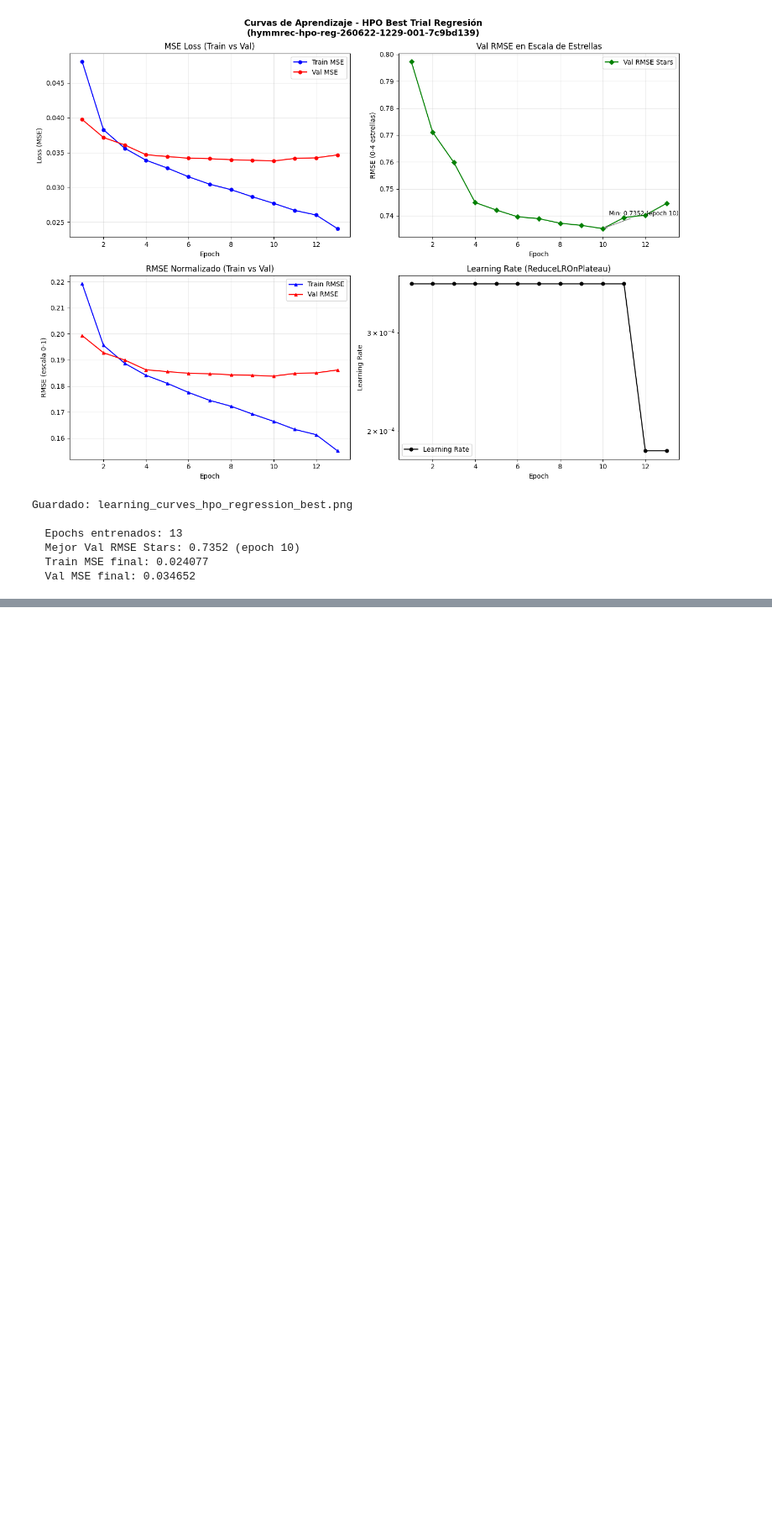
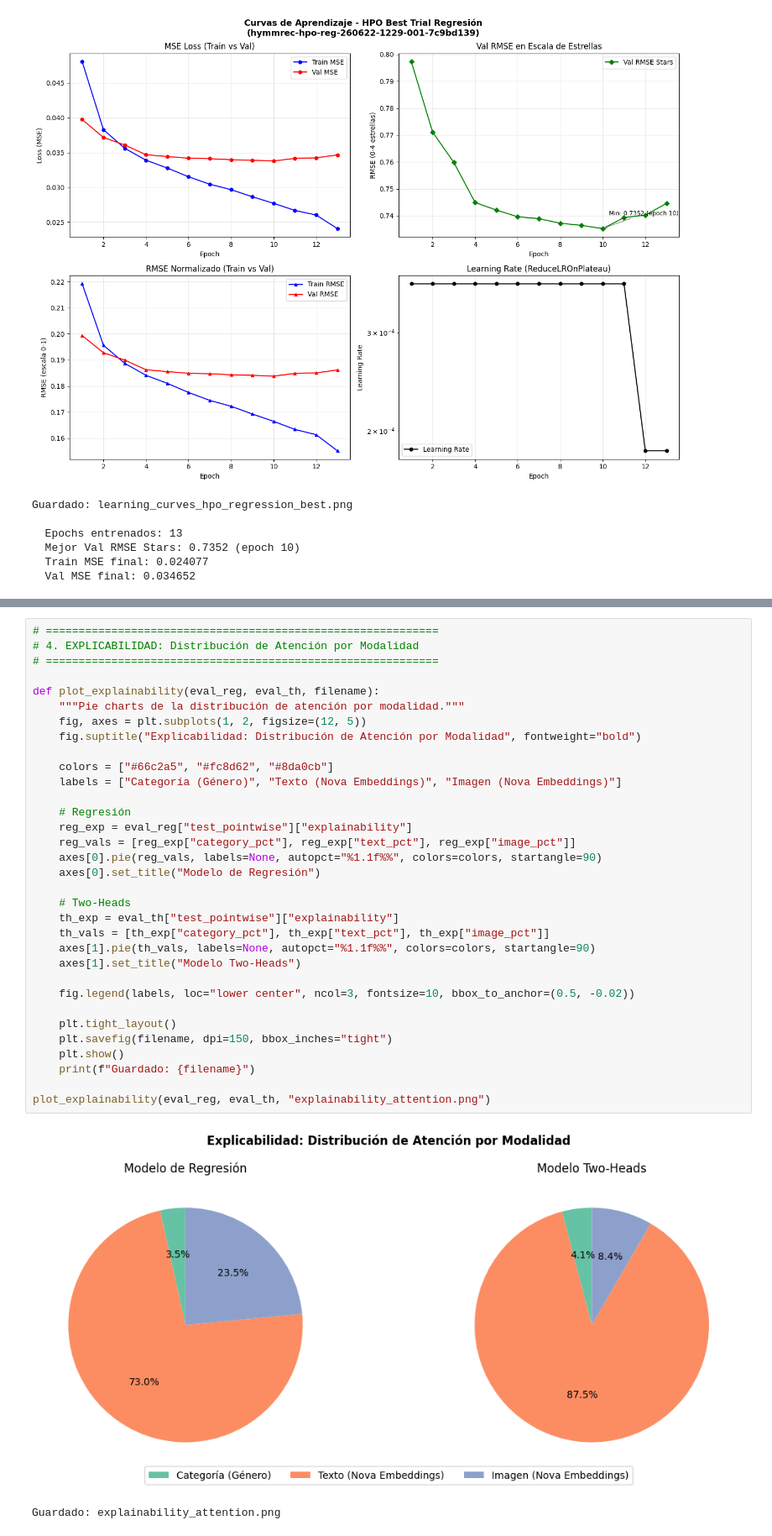
Before and after one commit to cjmunoz131/tfm-hymm-recommender-system, a Jupyter notebook: IaC/ml-arch-ci-phase2/notebooks/hymm-rec-wf.ipynb, the cells around one changed output, grey strips where cells are left out. Shown at 84% size. Cells and saved outputs as stored; diff of their text form; blank space fills up the shorter version.

```diff
--- a/IaC/ml-arch-ci-phase2/notebooks/hymm-rec-wf.ipynb
+++ b/IaC/ml-arch-ci-phase2/notebooks/hymm-rec-wf.ipynb
@@ -3868,0 +4052,36 @@ Guardado: learning_curves_hpo_regression_best.png
+# %%
+# ============================================================
+# 4. EXPLICABILIDAD: Distribución de Atención por Modalidad
+# ============================================================
+
+def plot_explainability(eval_reg, eval_th, filename):
+    """Pie charts de la distribución de atención por modalidad."""
+    fig, axes = plt.subplots(1, 2, figsize=(12, 5))
+    fig.suptitle("Explicabilidad: Distribución de Atención por Modalidad", fontweight="bold")
+
+    colors = ["#66c2a5", "#fc8d62", "#8da0cb"]
+    labels = ["Categoría (Género)", "Texto (Nova Embeddings)", "Imagen (Nova Embeddings)"]
+
+    # Regresión
+    reg_exp = eval_reg["test_pointwise"]["explainability"]
+    reg_vals = [reg_exp["category_pct"], reg_exp["text_pct"], reg_exp["image_pct"]]
+    axes[0].pie(reg_vals, labels=None, autopct="%1.1f%%", colors=colors, startangle=90)
+    axes[0].set_title("Modelo de Regresión")
+
+    # Two-Heads
+    th_exp = eval_th["test_pointwise"]["explainability"]
+    th_vals = [th_exp["category_pct"], th_exp["text_pct"], th_exp["image_pct"]]
+    axes[1].pie(th_vals, labels=None, autopct="%1.1f%%", colors=colors, startangle=90)
+    axes[1].set_title("Modelo Two-Heads")
+
+    fig.legend(labels, loc="lower center", ncol=3, fontsize=10, bbox_to_anchor=(0.5, -0.02))
+
+    plt.tight_layout()
+    plt.savefig(filename, dpi=150, bbox_inches="tight")
+    plt.show()
+    print(f"Guardado: {filename}")
+
+plot_explainability(eval_reg, eval_th, "explainability_attention.png")
+# %% [output]
+[figure, added]
+Guardado: explainability_attention.png
```
Also changed, not shown: parts of 6 cells of this notebook, 7 other files.
